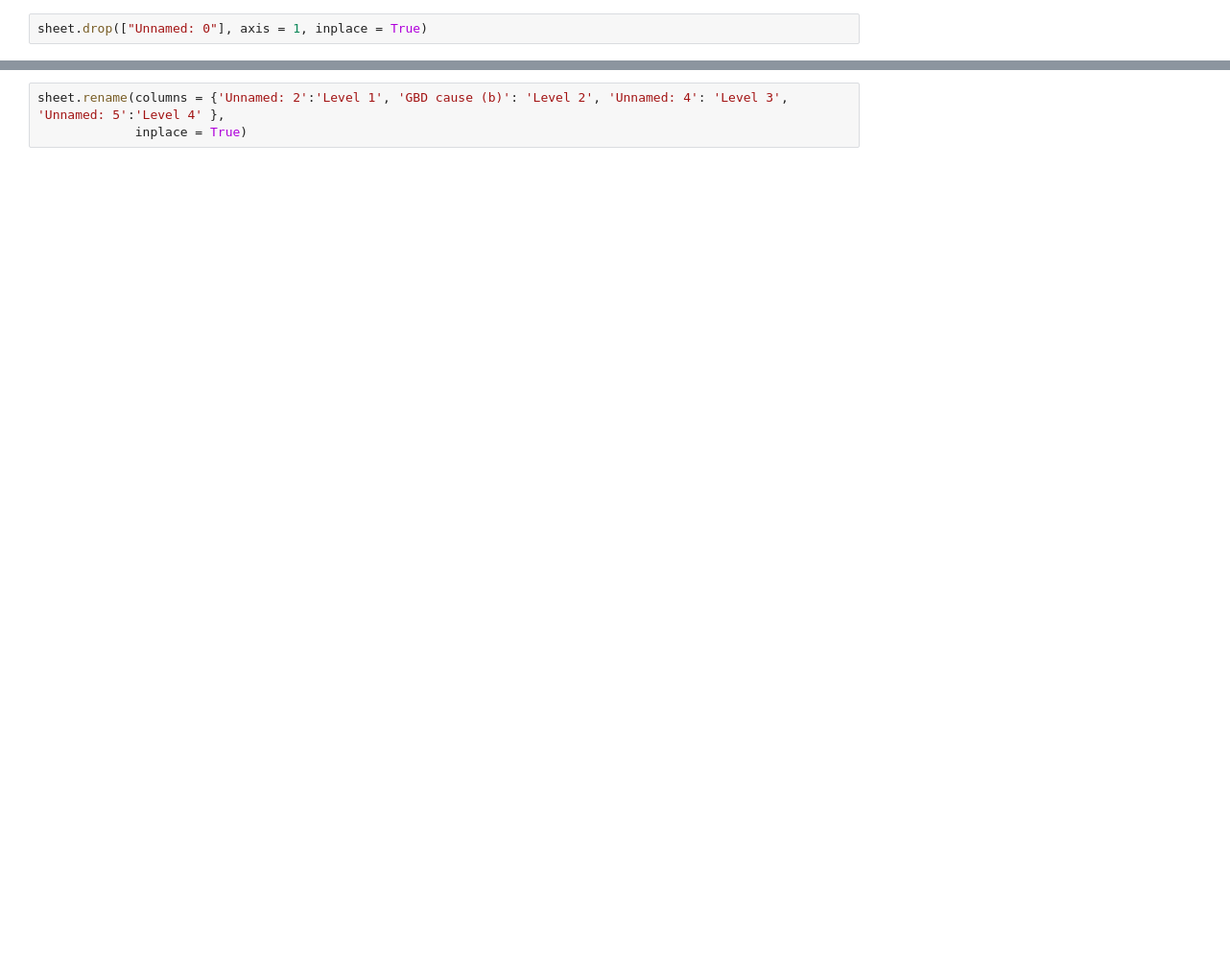
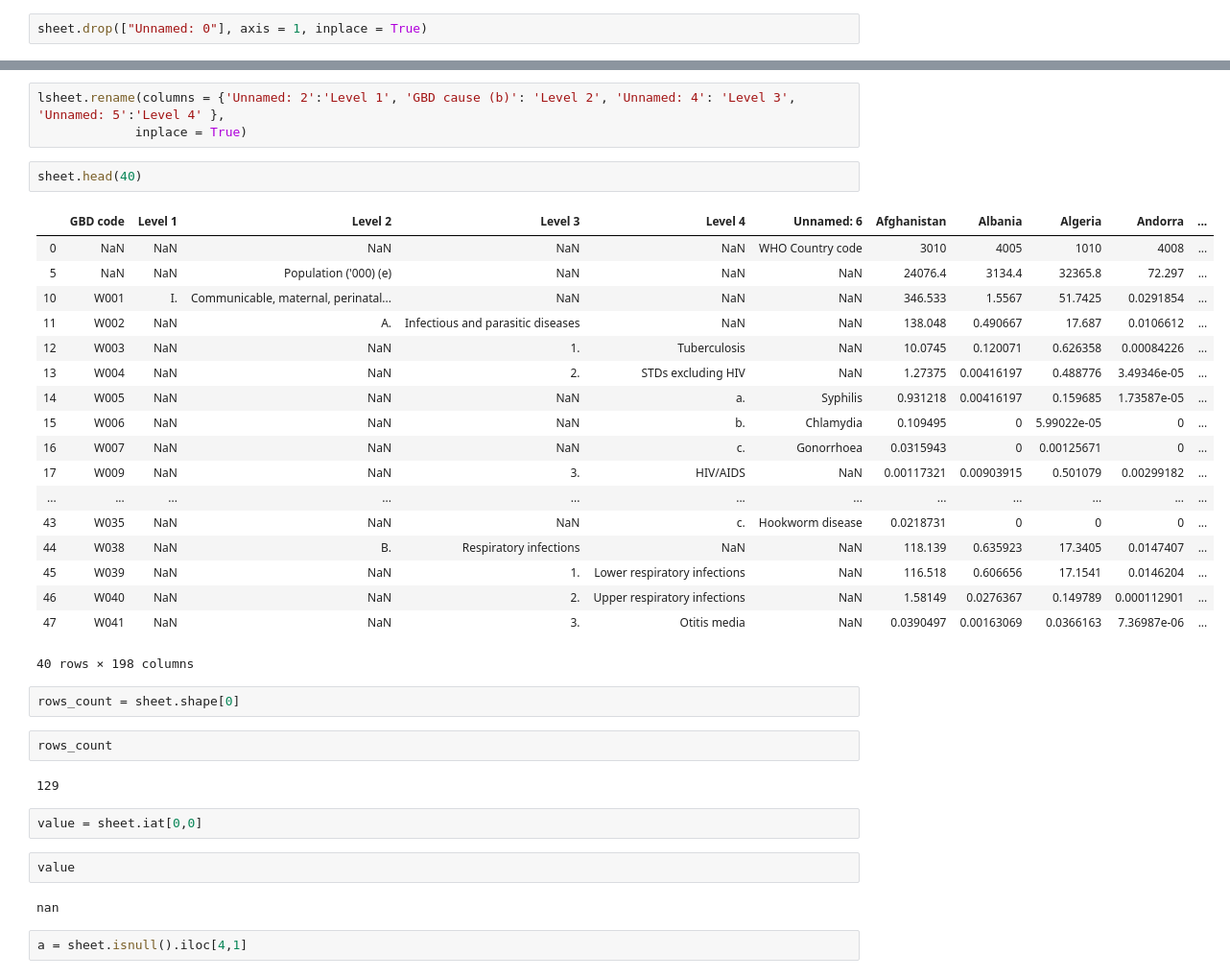
Before and after one commit to srishty12rawat/Internal_Assignment, a Jupyter notebook: Untitled.ipynb, the cells around one changed output, grey strips where cells are left out. Shown: that part at 96% size. Saved outputs shown, nothing was run; the diff lists cells and outputs as text; blank space fills up the shorter version.

```diff
--- a/Untitled.ipynb
+++ b/Untitled.ipynb
@@ -39,4 +39,39 @@ sheet.head(10)
 10 rows × 198 columns
 # %%
-sheet.rename(columns = {'Unnamed: 2':'Level 1', 'GBD cause (b)': 'Level 2', 'Unnamed: 4': 'Level 3', 'Unnamed: 5':'Level 4' },
+lsheet.rename(columns = {'Unnamed: 2':'Level 1', 'GBD cause (b)': 'Level 2', 'Unnamed: 4': 'Level 3', 'Unnamed: 5':'Level 4' },
              inplace = True)
+# %%
+sheet.head(40)
+# %% [output]
+|  | GBD code | Level 1 | Level 2 | Level 3 | Level 4 | Unnamed: 6 | Afghanistan | Albania | Algeria | Andorra | ... |
+| 0 | NaN | NaN | NaN | NaN | NaN | WHO Country code | 3010 | 4005 | 1010 | 4008 | ... |
+| 5 | NaN | NaN | Population ('000) (e) | NaN | NaN | NaN | 24076.4 | 3134.4 | 32365.8 | 72.297 | ... |
+| 10 | W001 | I. | Communicable, maternal, perinatal... | NaN | NaN | NaN | 346.533 | 1.5567 | 51.7425 | 0.0291854 | ... |
+| 11 | W002 | NaN | A. | Infectious and parasitic diseases | NaN | NaN | 138.048 | 0.490667 | 17.687 | 0.0106612 | ... |
+| 12 | W003 | NaN | NaN | 1. | Tuberculosis | NaN | 10.0745 | 0.120071 | 0.626358 | 0.00084226 | ... |
+| 13 | W004 | NaN | NaN | 2. | STDs excluding HIV | NaN | 1.27375 | 0.00416197 | 0.488776 | 3.49346e-05 | ... |
+| 14 | W005 | NaN | NaN | NaN | a. | Syphilis | 0.931218 | 0.00416197 | 0.159685 | 1.73587e-05 | ... |
+| 15 | W006 | NaN | NaN | NaN | b. | Chlamydia | 0.109495 | 0 | 5.99022e-05 | 0 | ... |
+| 16 | W007 | NaN | NaN | NaN | c. | Gonorrhoea | 0.0315943 | 0 | 0.00125671 | 0 | ... |
+| 17 | W009 | NaN | NaN | 3. | HIV/AIDS | NaN | 0.00117321 | 0.00903915 | 0.501079 | 0.00299182 | ... |
+| ... | ... | ... | ... | ... | ... | ... | ... | ... | ... | ... | ... |
+| 43 | W035 | NaN | NaN | NaN | c. | Hookworm disease | 0.0218731 | 0 | 0 | 0 | ... |
+| 44 | W038 | NaN | B. | Respiratory infections | NaN | NaN | 118.139 | 0.635923 | 17.3405 | 0.0147407 | ... |
+| 45 | W039 | NaN | NaN | 1. | Lower respiratory infections | NaN | 116.518 | 0.606656 | 17.1541 | 0.0146204 | ... |
+| 46 | W040 | NaN | NaN | 2. | Upper respiratory infections | NaN | 1.58149 | 0.0276367 | 0.149789 | 0.000112901 | ... |
+| 47 | W041 | NaN | NaN | 3. | Otitis media | NaN | 0.0390497 | 0.00163069 | 0.0366163 | 7.36987e-06 | ... |
+40 rows × 198 columns
+# %%
+rows_count = sheet.shape[0]
+# %%
+rows_count
+# %% [output]
+129
+# %%
+value = sheet.iat[0,0]
+# %%
+value
+# %% [output]
+nan
+# %%
+a = sheet.isnull().iloc[4,1]
```
Also changed, not shown: parts of 5 cells of this notebook.
